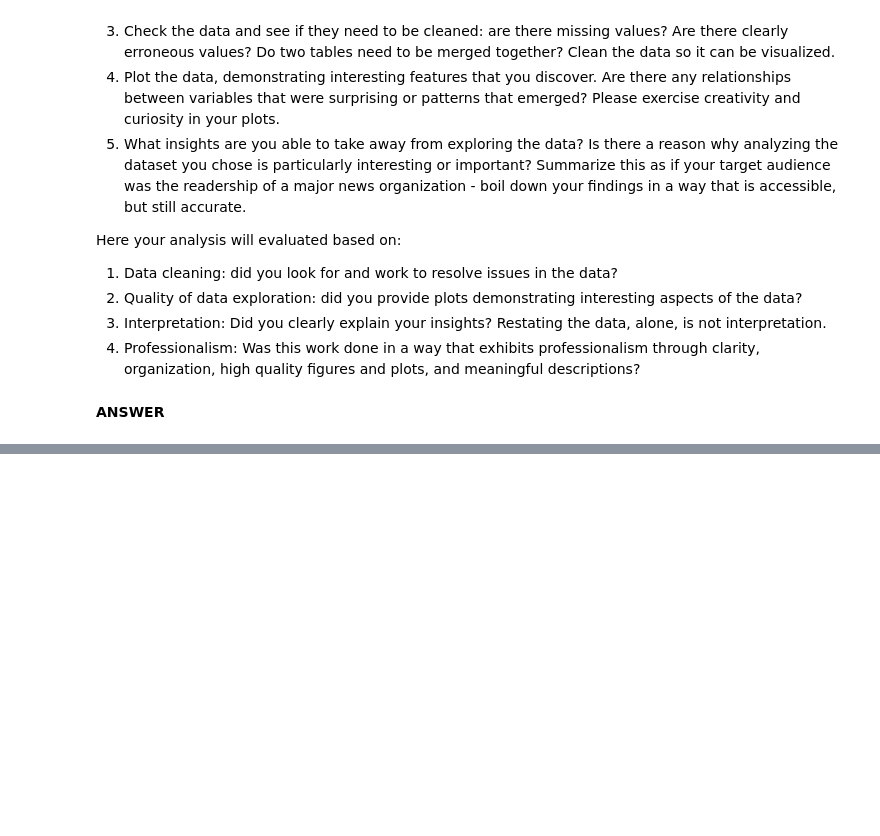
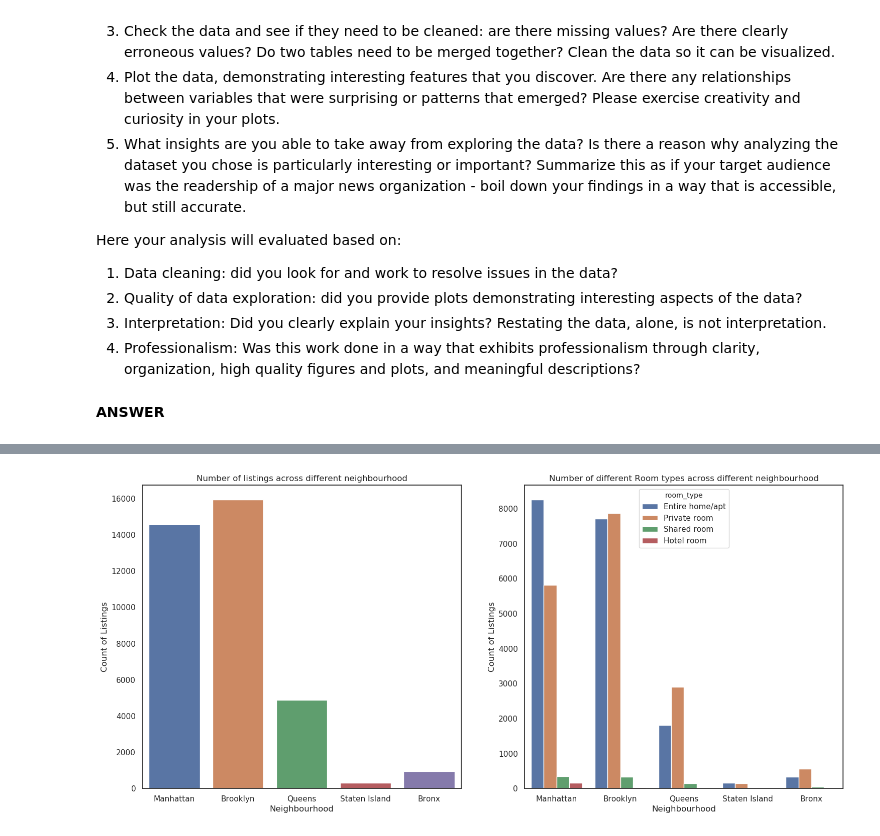
Before and after one commit to ravitashaw/ids705, a Jupyter notebook: assignment1/Assignment_1.ipynb, the cells around one changed output, grey strips where cells are left out. Cells and saved outputs as stored; diff of their text form; code cells hidden in the pictures; blank space fills up the shorter version.

```diff
--- a/assignment1/Assignment_1.ipynb
+++ b/assignment1/Assignment_1.ipynb
@@ -967,21 +907,3 @@ Here your analysis will evaluated based on:
 5. Professionalism: Was this work done in a way that exhibits professionalism through clarity, organization, high quality figures and plots, and meaningful descriptions?
 # %% [markdown]
 **ANSWER**
-# %%
-import numpy as np
-import pandas as pd
-import matplotlib.pyplot as plt
-import seaborn as sns
-
-sns.set_style("white")
-sns.set_context({"figure.figsize": (24, 10)})
-
-data_ny = pd.read_csv('./data/listings-newyork.csv')
-
-data_ny.isnull().sum()
-
-data_ny.loc[data_ny['reviews_per_month'].isnull(), 'reviews_per_month'] = 0
-data_ny.loc[data_ny['last_review'].isnull(), 'last_review'] = 'NA'
-data_ny.loc[data_ny['name'].isnull(), 'name'] = 'House'
-data_ny.loc[data_ny['host_name'].isnull(), 'host_name'] = 'No Name'
-data_ny = data_ny[data_ny['price']<300]
@@ -1102,0 +1033,16 @@ data_ny[data_ny['host_id']==244361589]
+# %%
+fig, ax = plt.subplots(ncols=2, figsize=(18,8))
+
+plt1 = sns.countplot(x = 'neighbourhood_group_cleansed',data=reviews, ax=ax[0])
+plt1.set_title('Number of listings across different neighbourhood')
+plt1.set_xlabel('Neighbourhood')
+plt1.set_ylabel('Count of Listings')
+
+plt2 = sns.countplot(x = 'neighbourhood_group_cleansed',data=reviews, hue = 'room_type', ax=ax[1])
+plt2.set_title('Number of different Room types across different neighbourhood')
+plt2.set_xlabel('Neighbourhood')
+plt2.set_ylabel('Count of Listings')
+
+plt.show()
+# %% [output]
+[figure, added]
```
Also changed, not shown: parts of 46 cells of this notebook.
